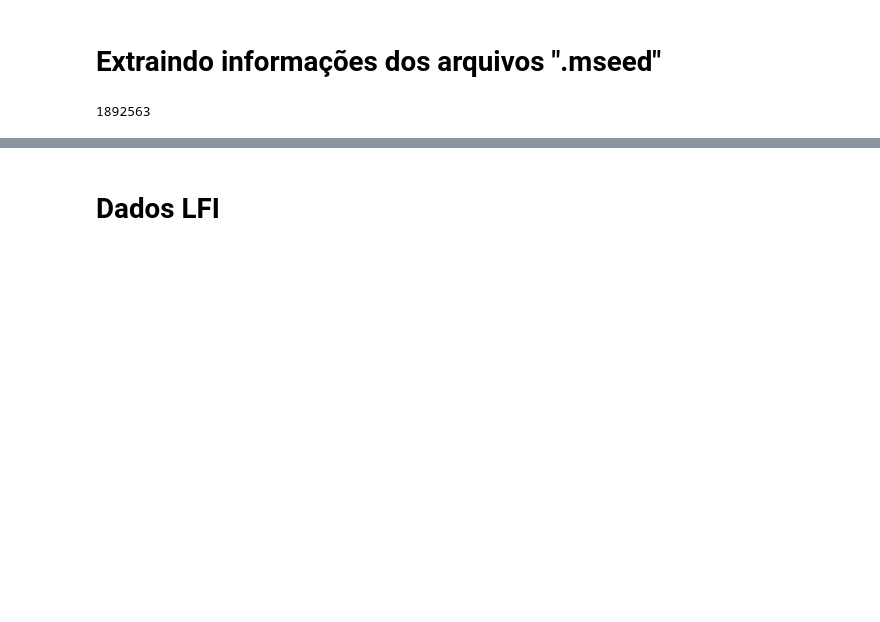
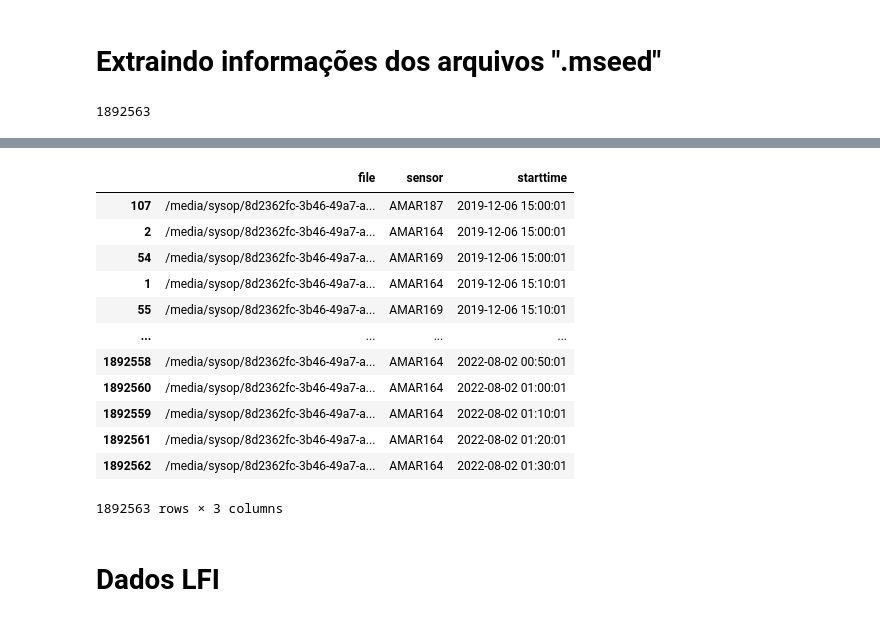
Before and after one commit to dIOGOLOC/marefone, a Jupyter notebook: diverse_tools/Tutorial/Renaming_file_per_dive/Tutorial_LFI_dive.ipynb, the cells around one changed output, grey strips where cells are left out. Saved outputs shown, nothing was run; the diff lists cells and outputs as text; code cells hidden in the pictures; blank space fills up the shorter version.

```diff
--- a/diverse_tools/Tutorial/Renaming_file_per_dive/Tutorial_LFI_dive.ipynb
+++ b/diverse_tools/Tutorial/Renaming_file_per_dive/Tutorial_LFI_dive.ipynb
@@ -70,24 +66,15 @@ lst_amarS = sorted(list(set(lst_amar)))
 # %%
-df_lst = []
-for o in lst_amarS:
-    k = [j.split('/')[-1] for j in filenames_MSEED if o in j]
-    print(k[0],k[-1])
+def mseed_to_df(o):
+    k = o.split('/')[-1]
 
-    sensor = o
-    if len(k[0].split('.')) == 4:
-        starttime = k[0].split('.')[2]
+    if len(k.split('.')) == 4:
+        starttime = k.split('.')[2]
 
-    if len(k[-1].split('.')) == 4:
-        endtime = k[-1].split('.')[2]
+    if len(k.split('.')) == 3:
+        starttime = k.split('.')[1]
 
-    if len(k[0].split('.')) == 3:
-        starttime = k[0].split('.')[1]
+    sensor = k.split('.')[0]
 
-    if len(k[-1].split('.')) == 3:
-        endtime = k[-1].split('.')[1]
+    df = pd.DataFrame([[o],[sensor],[starttime]], index=['file', 'sensor', 'starttime']).T
 
-    starttime_file = k[0]
-    endtime_file = k[-1]
-
-    df = pd.DataFrame([[sensor],[starttime_file],[endtime_file],[starttime],[endtime]], index=['sensor', 'starttime_file', 'endtime_file','starttime','endtime']).T
-    df_lst.append(df)
+    return df
@@ -113,5 +81,10 @@ AMAR887.1.20210424T131002Z.mseed AMAR887.1.20211210T124002Z.mseed
+# %%
+df_lst = []
+with Pool(processes=4) as p:
+    with tqdm(total=len(filenames_MSEED)) as pbar:
+        for result in p.imap_unordered(mseed_to_df,filenames_MSEED):
+            pbar.update()
+            df_lst.append(result)
 # %%
 dataframe_files = pd.concat(df_lst, ignore_index=True)
 dataframe_files['starttime'] = pd.to_datetime(dataframe_files.starttime, format='%Y%m%dT%H%M%SZ')
-dataframe_files['endtime'] = pd.to_datetime(dataframe_files.endtime, format='%Y%m%dT%H%M%SZ')
-dataframe_files.sort_values(by=['starttime','sensor'])
@@ -135,0 +91,16 @@ dataframe_files.sort_values(by=['starttime','sensor'])
+# %%
+dataframe_files.sort_values(by=['starttime'])
+# %% [output]
+|  | file | sensor | starttime |
+| 107 | /media/sysop/8d2362fc-3b46-49a7-a... | AMAR187 | 2019-12-06 15:00:01 |
+| 2 | /media/sysop/8d2362fc-3b46-49a7-a... | AMAR164 | 2019-12-06 15:00:01 |
+| 54 | /media/sysop/8d2362fc-3b46-49a7-a... | AMAR169 | 2019-12-06 15:00:01 |
+| 1 | /media/sysop/8d2362fc-3b46-49a7-a... | AMAR164 | 2019-12-06 15:10:01 |
+| 55 | /media/sysop/8d2362fc-3b46-49a7-a... | AMAR169 | 2019-12-06 15:10:01 |
+| ... | ... | ... | ... |
+| 1892558 | /media/sysop/8d2362fc-3b46-49a7-a... | AMAR164 | 2022-08-02 00:50:01 |
+| 1892560 | /media/sysop/8d2362fc-3b46-49a7-a... | AMAR164 | 2022-08-02 01:00:01 |
+| 1892559 | /media/sysop/8d2362fc-3b46-49a7-a... | AMAR164 | 2022-08-02 01:10:01 |
+| 1892561 | /media/sysop/8d2362fc-3b46-49a7-a... | AMAR164 | 2022-08-02 01:20:01 |
+| 1892562 | /media/sysop/8d2362fc-3b46-49a7-a... | AMAR164 | 2022-08-02 01:30:01 |
+1892563 rows × 3 columns
```
Also changed, not shown: parts of 27 cells of this notebook, 16 other files.
